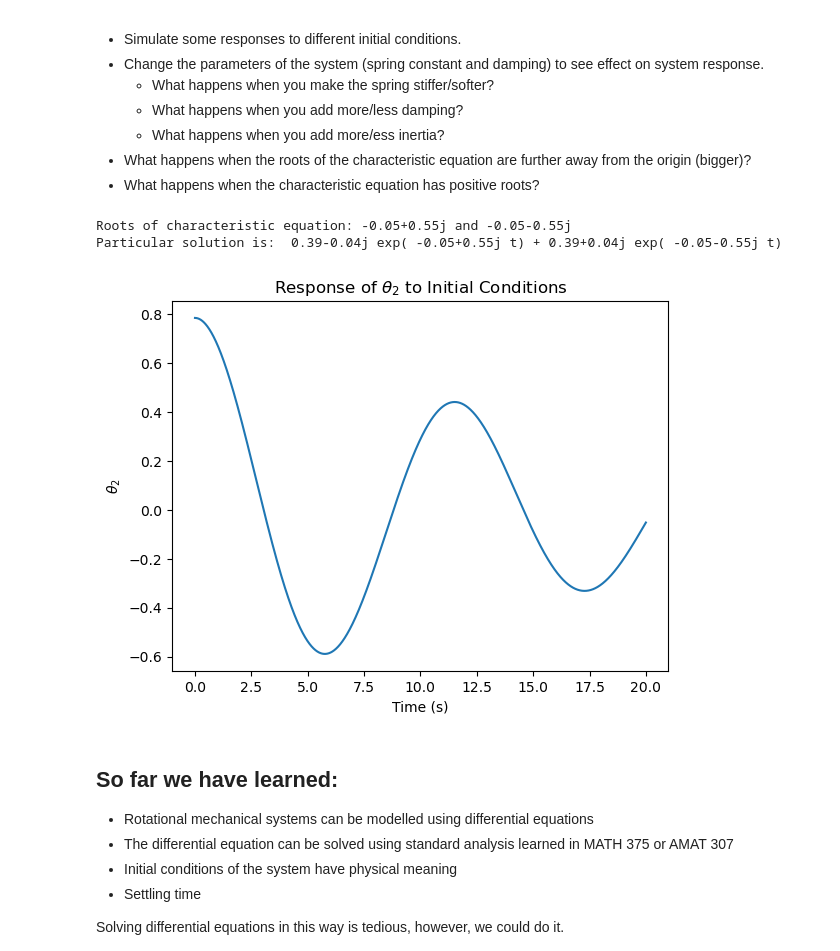
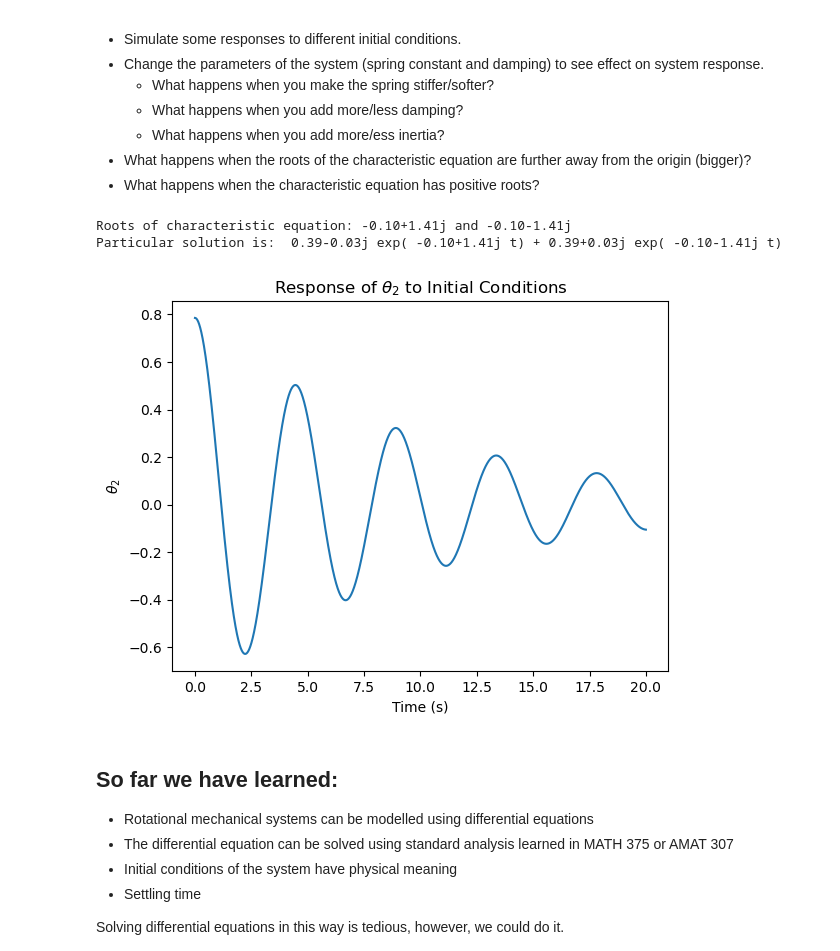
Before and after one commit to arneUofC/ENEL441Unit1, a Jupyter notebook: Unit 1 - Modelling and Simulation in Time Domain.ipynb, the cells around one changed output. Saved outputs shown, nothing was run; the diff lists cells and outputs as text; code cells hidden in the pictures.

```diff
--- a/Unit 1 - Modelling and Simulation in Time Domain.ipynb
+++ b/Unit 1 - Modelling and Simulation in Time Domain.ipynb
@@ -296,45 +296,45 @@ import matplotlib.pyplot as plt
 import math
 # %%
 # specify parameters
-b = 1
-J = 10
-k = 3
+b = 10
+J = 50
+k = 100
 
 #specify initial conditions
 theta2_0 = np.pi/4
 dtheta2_0 = 0
 
 # find roots of characteristic equation
 characteristic_equation = np.array([J, b, k])
 r = np.roots(characteristic_equation)
 
 print('Roots of characteristic equation: ', '{:.2f}'.format(r[0]), ' and ', '{:.2f}'.format(r[1]), sep='')
 
 #find coeficients of general solution using initial conditions
 initial_conditions = np.array([theta2_0, dtheta2_0])
 A = np.array([[1, 1], [r[0], r[1]]])
 coefficients = np.linalg.inv(A) @ initial_conditions  #note @ means matrix multiply in python
 
 print('Particular solution is: ', '{:.2f}'.format(coefficients[0]), 'exp(', '{:.2f}'.format(r[0]), 't) +', '{:.2f}'.format(coefficients[1]), 'exp(', '{:.2f}'.format(r[1]), 't)')
 
 # plot the solution
 N = 10000   #number of points
 Tf = 20     #time in seconds of simulation
 
 # generate the data
 t = np.linspace(0,Tf,N)
 theta_2 = coefficients[0]*np.exp(r[0]*t) + coefficients[1]*np.exp(r[1]*t)
 fig, ax = plt.subplots(1,1)
 ax.plot(t,theta_2.real)
 ax.set_title(r'Response of $\theta_2$ to Initial Conditions')
 ax.set_xlabel('Time (s)')
 ax.set_ylabel(r'$\theta_2$')
 
 plt.show()
 # %% [output]
-Roots of characteristic equation: -0.05+0.55j and -0.05-0.55j
-Particular solution is:  0.39-0.04j exp( -0.05+0.55j t) + 0.39+0.04j exp( -0.05-0.55j t)
+Roots of characteristic equation: -0.10+1.41j and -0.10-1.41j
+Particular solution is:  0.39-0.03j exp( -0.10+1.41j t) + 0.39+0.03j exp( -0.10-1.41j t)
-[figure, old version]
+[figure, new version]
 # %% [markdown]
 ## So far we have learned:
 - Rotational mechanical systems can be modelled using differential equations
```
Also changed, not shown: parts of 2 cells of this notebook, 2 other files.
